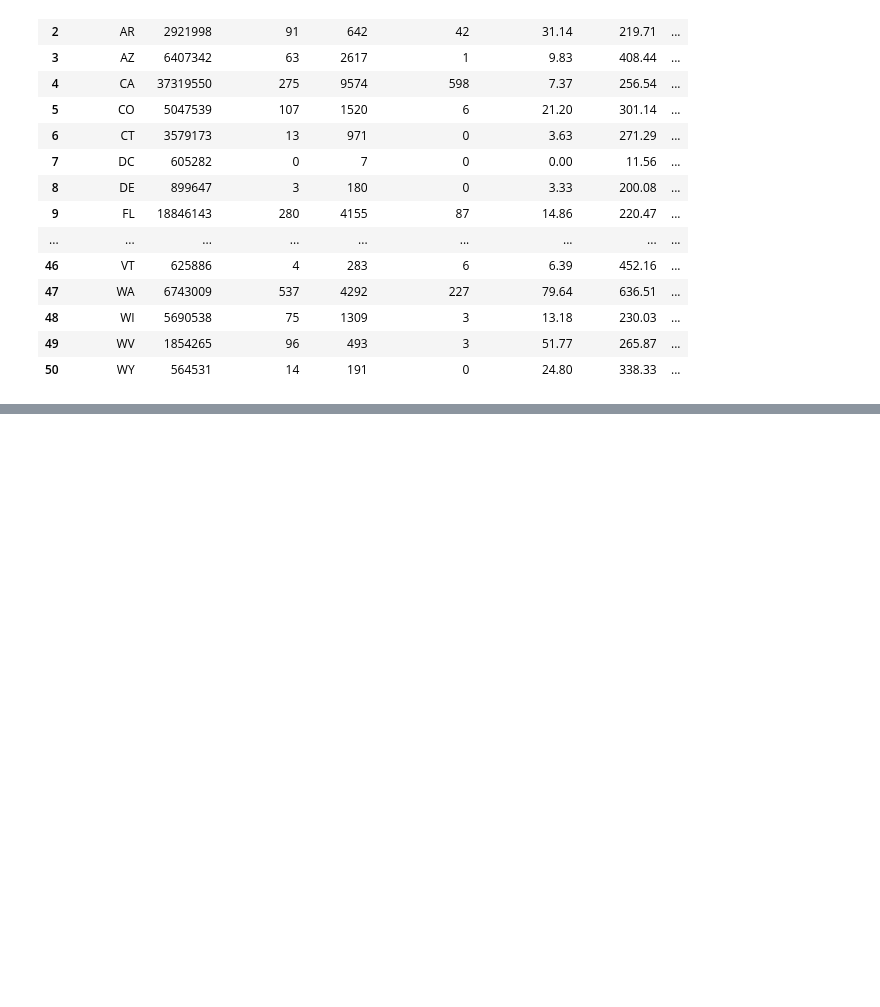
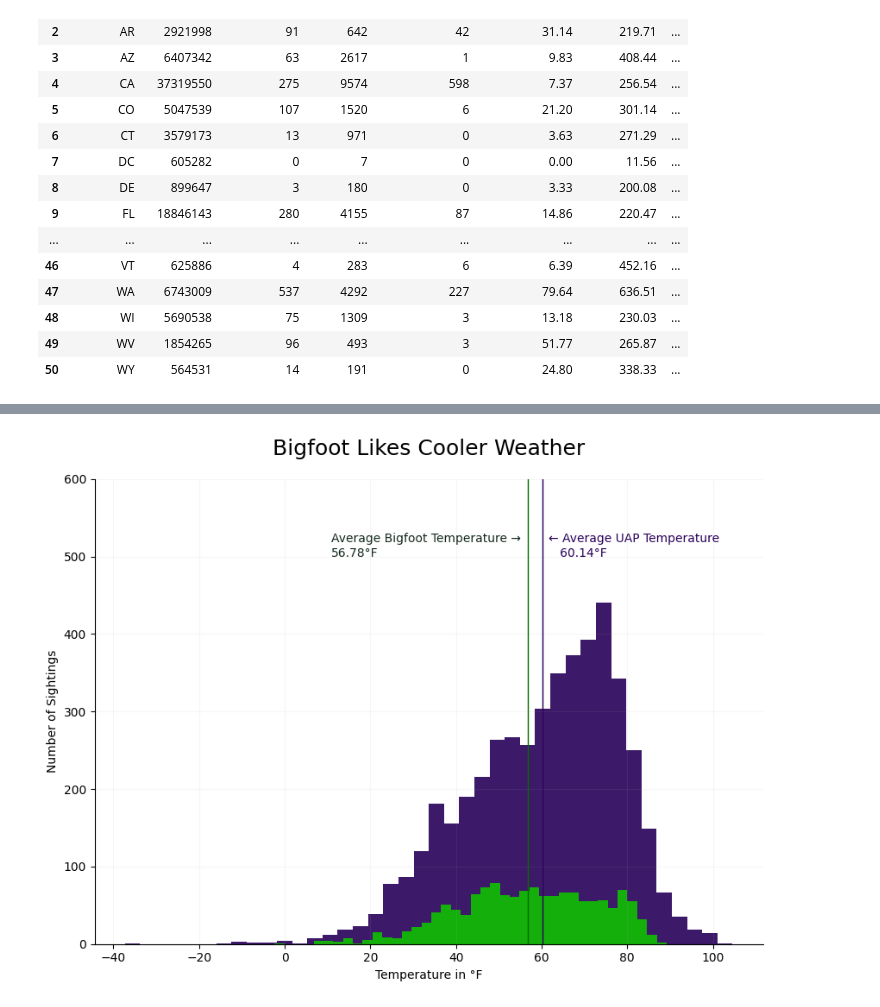
Before and after one commit to wslider/anomalous-sightings-archive, a Jupyter notebook: notebooks/anomalous_sightings_analysis.ipynb, the cells around one changed output, grey strips where cells are left out. Drawn from its saved outputs; the diff is of its cells as text; code cells hidden in the pictures; blank space fills up the shorter version.

```diff
--- a/notebooks/anomalous_sightings_analysis.ipynb
+++ b/notebooks/anomalous_sightings_analysis.ipynb
@@ -1882,0 +1953,48 @@ sighting_temp_result
+# %%
+uap_temperature = pd.to_numeric(
+    sighting_temp_result[sighting_temp_result['report_type'] == 'UAP']['temperature_f']
+    .astype(str).str.replace(r".*/.*", "", regex=True)
+)
+mean_uap_temperature = uap_temperature.mean().round(2)
+
+bigfoot_temperature = pd.to_numeric(
+    sighting_temp_result[sighting_temp_result['report_type'] == 'Bigfoot']['temperature_f']
+    .astype(str).str.replace(r".*/.*", "", regex=True)
+)
+mean_bigfoot_temperature = bigfoot_temperature.mean().round(2)
+
+
+stellar_night = "#280059"
+space_lazer_green = "#10C000"
+
+plt.figure(figsize=(10,7))
+
+plt.hist(uap_temperature, bins=40, alpha=0.9, label='UAP', color=stellar_night)
+
+plt.hist(bigfoot_temperature, bins=40, alpha=0.9, label='Bigfoot', color=space_lazer_green)
+
+
+plt.xlabel("Temperature in °F")
+plt.ylabel("Number of Sightings")
+plt.title("Bigfoot Likes Cooler Weather", fontsize=18, pad=20)
+
+plt.grid(True, alpha=0.1)
+
+ax = plt.gca()
+
+ax.set_ylim(0, 600)
+
+ax.axvline(mean_uap_temperature, linewidth=1, color=stellar_night)
+ax.text(mean_uap_temperature + 1.5, 500,
+        f"← Average UAP Temperature\n   {mean_uap_temperature}°F",
+        color=stellar_night)
+
+ax.axvline(mean_bigfoot_temperature, linewidth=1, color="#056D00")
+ax.text(mean_bigfoot_temperature - 46, 500,
+        f"Average Bigfoot Temperature →   \n{mean_bigfoot_temperature}°F",
+        color="#14291c")
+
+ax.spines['top'].set_visible(False)
+ax.spines['right'].set_visible(False)
+# %% [output]
+[figure, added]
```
Also changed, not shown: parts of 18 cells of this notebook, 8 other files.
